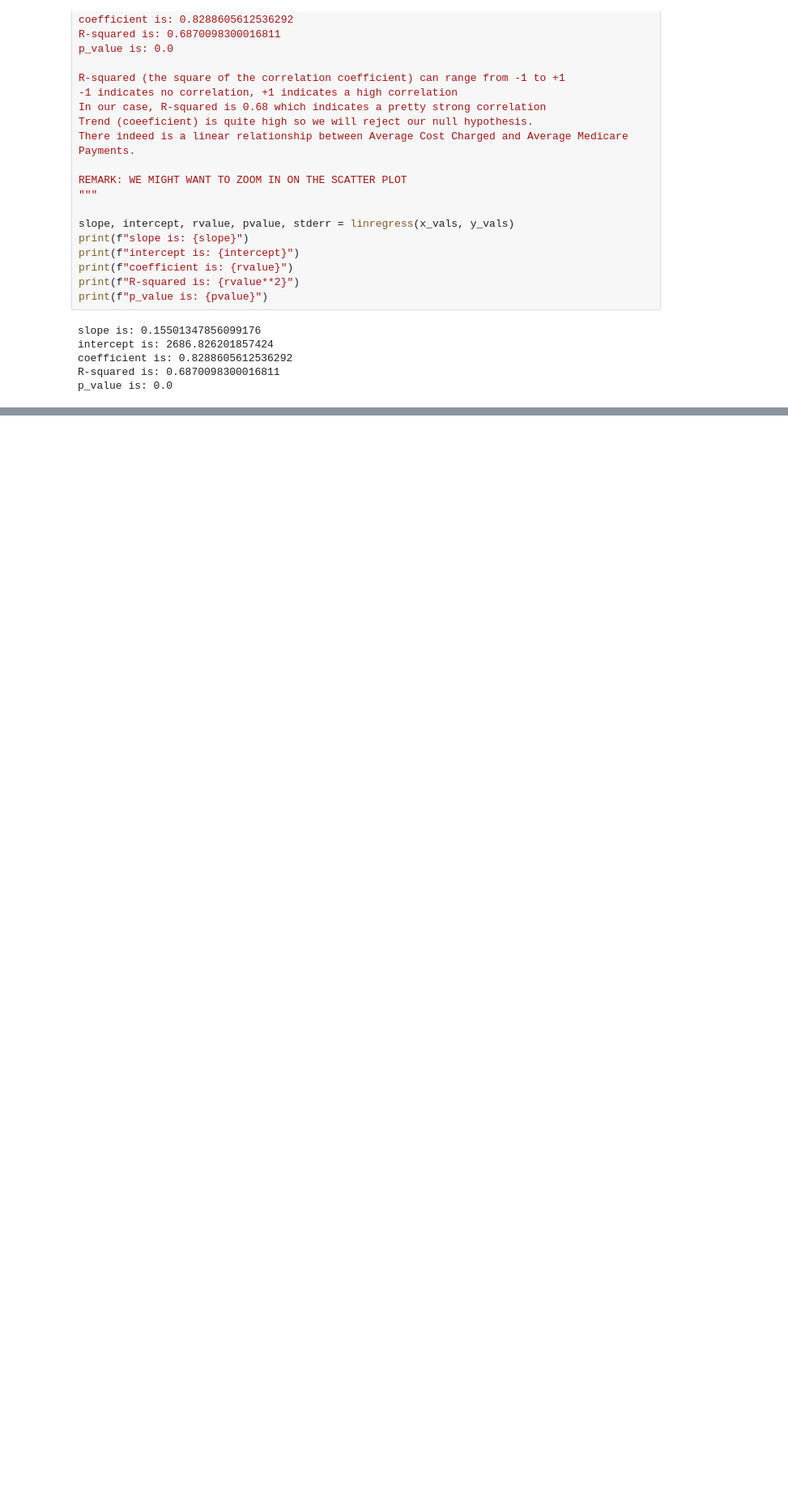
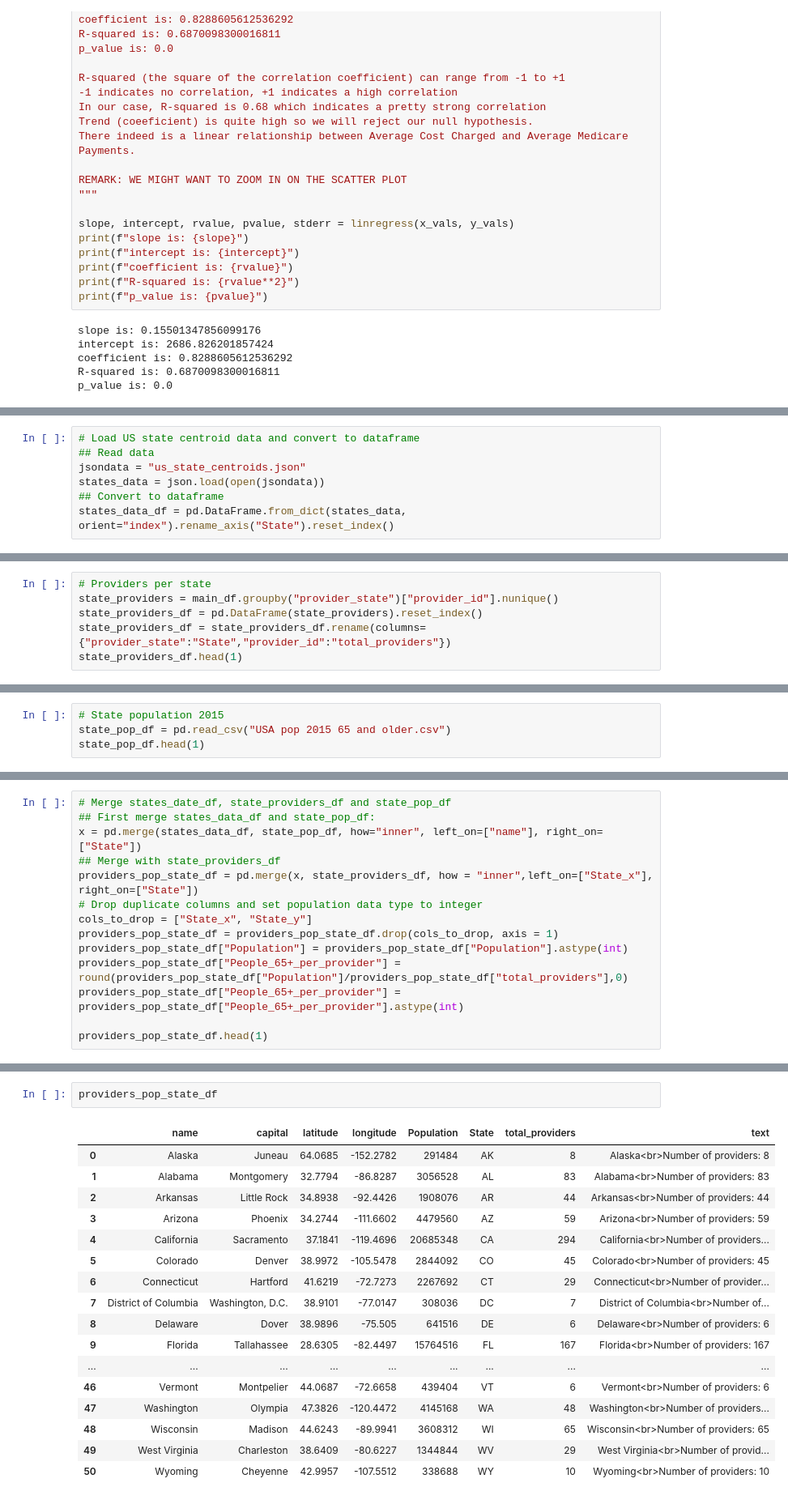
Before and after one commit to jwarlop/BC_Proj001, a Jupyter notebook: main.ipynb, the cells around one changed output, grey strips where cells are left out. Shown at 81% size. Cells and saved outputs as stored; diff of their text form; blank space fills up the shorter version.

```diff
--- a/main.ipynb
+++ b/main.ipynb
@@ -494,3 +477,10 @@ average_medicare_payments                 0.828861                   1.000000
  [[1.         0.82886056]
  [0.82886056 1.        ]]
  0.828860561
+# %%
+# Load US state centroid data and convert to dataframe
+## Read data
+jsondata = "us_state_centroids.json"
+states_data = json.load(open(jsondata))
+## Convert to dataframe
+states_data_df = pd.DataFrame.from_dict(states_data, orient="index").rename_axis("State").reset_index()
@@ -496,0 +492,6 @@ average_medicare_payments                 0.828861                   1.000000
+# %%
+# Providers per state
+state_providers = main_df.groupby("provider_state")["provider_id"].nunique()
+state_providers_df = pd.DataFrame(state_providers).reset_index()
+state_providers_df = state_providers_df.rename(columns={"provider_state":"State","provider_id":"total_providers"})
+state_providers_df.head(1)
@@ -496,0 +501,4 @@ average_medicare_payments                 0.828861                   1.000000
+# %%
+# State population 2015
+state_pop_df = pd.read_csv("USA pop 2015 65 and older.csv")
+state_pop_df.head(1)
@@ -496,0 +508,14 @@ average_medicare_payments                 0.828861                   1.000000
+# %%
+# Merge states_date_df, state_providers_df and state_pop_df
+## First merge states_data_df and state_pop_df:
+x = pd.merge(states_data_df, state_pop_df, how="inner", left_on=["name"], right_on=["State"])
+## Merge with state_providers_df
+providers_pop_state_df = pd.merge(x, state_providers_df, how = "inner",left_on=["State_x"], right_on=["State"])
+# Drop duplicate columns and set population data type to integer
+cols_to_drop = ["State_x", "State_y"]
+providers_pop_state_df = providers_pop_state_df.drop(cols_to_drop, axis = 1)
+providers_pop_state_df["Population"] = providers_pop_state_df["Population"].astype(int)
+providers_pop_state_df["People_65+_per_provider"] = round(providers_pop_state_df["Population"]/providers_pop_state_df["total_providers"],0)
+providers_pop_state_df["People_65+_per_provider"] = providers_pop_state_df["People_65+_per_provider"].astype(int)
+
+providers_pop_state_df.head(1)
@@ -496,0 +587,20 @@ average_medicare_payments                 0.828861                   1.000000
+# %%
+providers_pop_state_df
+# %% [output]
+|  | name | capital | latitude | longitude | Population | State | total_providers | text |
+| 0 | Alaska | Juneau | 64.0685 | -152.2782 | 291484 | AK | 8 | Alaska<br>Number of providers: 8 |
+| 1 | Alabama | Montgomery | 32.7794 | -86.8287 | 3056528 | AL | 83 | Alabama<br>Number of providers: 83 |
+| 2 | Arkansas | Little Rock | 34.8938 | -92.4426 | 1908076 | AR | 44 | Arkansas<br>Number of providers: 44 |
+| 3 | Arizona | Phoenix | 34.2744 | -111.6602 | 4479560 | AZ | 59 | Arizona<br>Number of providers: 59 |
+| 4 | California | Sacramento | 37.1841 | -119.4696 | 20685348 | CA | 294 | California<br>Number of providers... |
+| 5 | Colorado | Denver | 38.9972 | -105.5478 | 2844092 | CO | 45 | Colorado<br>Number of providers: 45 |
+| 6 | Connecticut | Hartford | 41.6219 | -72.7273 | 2267692 | CT | 29 | Connecticut<br>Number of provider... |
+| 7 | District of Columbia | Washington, D.C. | 38.9101 | -77.0147 | 308036 | DC | 7 | District of Columbia<br>Number of... |
+| 8 | Delaware | Dover | 38.9896 | -75.505 | 641516 | DE | 6 | Delaware<br>Number of providers: 6 |
+| 9 | Florida | Tallahassee | 28.6305 | -82.4497 | 15764516 | FL | 167 | Florida<br>Number of providers: 167 |
+| ... | ... | ... | ... | ... | ... | ... | ... | ... |
+| 46 | Vermont | Montpelier | 44.0687 | -72.6658 | 439404 | VT | 6 | Vermont<br>Number of providers: 6 |
+| 47 | Washington | Olympia | 47.3826 | -120.4472 | 4145168 | WA | 48 | Washington<br>Number of providers... |
+| 48 | Wisconsin | Madison | 44.6243 | -89.9941 | 3608312 | WI | 65 | Wisconsin<br>Number of providers: 65 |
+| 49 | West Virginia | Charleston | 38.6409 | -80.6227 | 1344844 | WV | 29 | West Virginia<br>Number of provid... |
+| 50 | Wyoming | Cheyenne | 42.9957 | -107.5512 | 338688 | WY | 10 | Wyoming<br>Number of providers: 10 |
```
Also changed, not shown: parts of 12 cells of this notebook, 3 other files.
